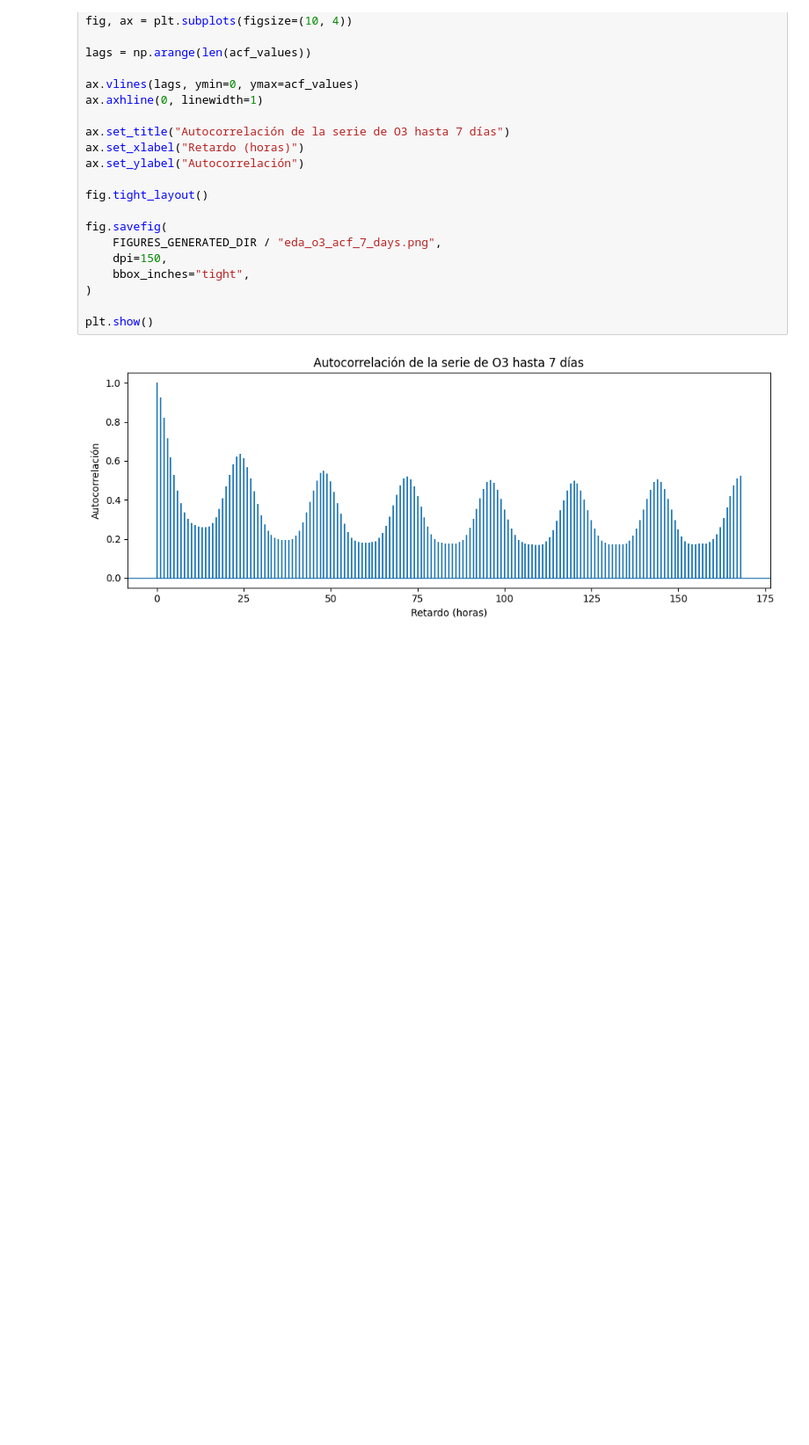
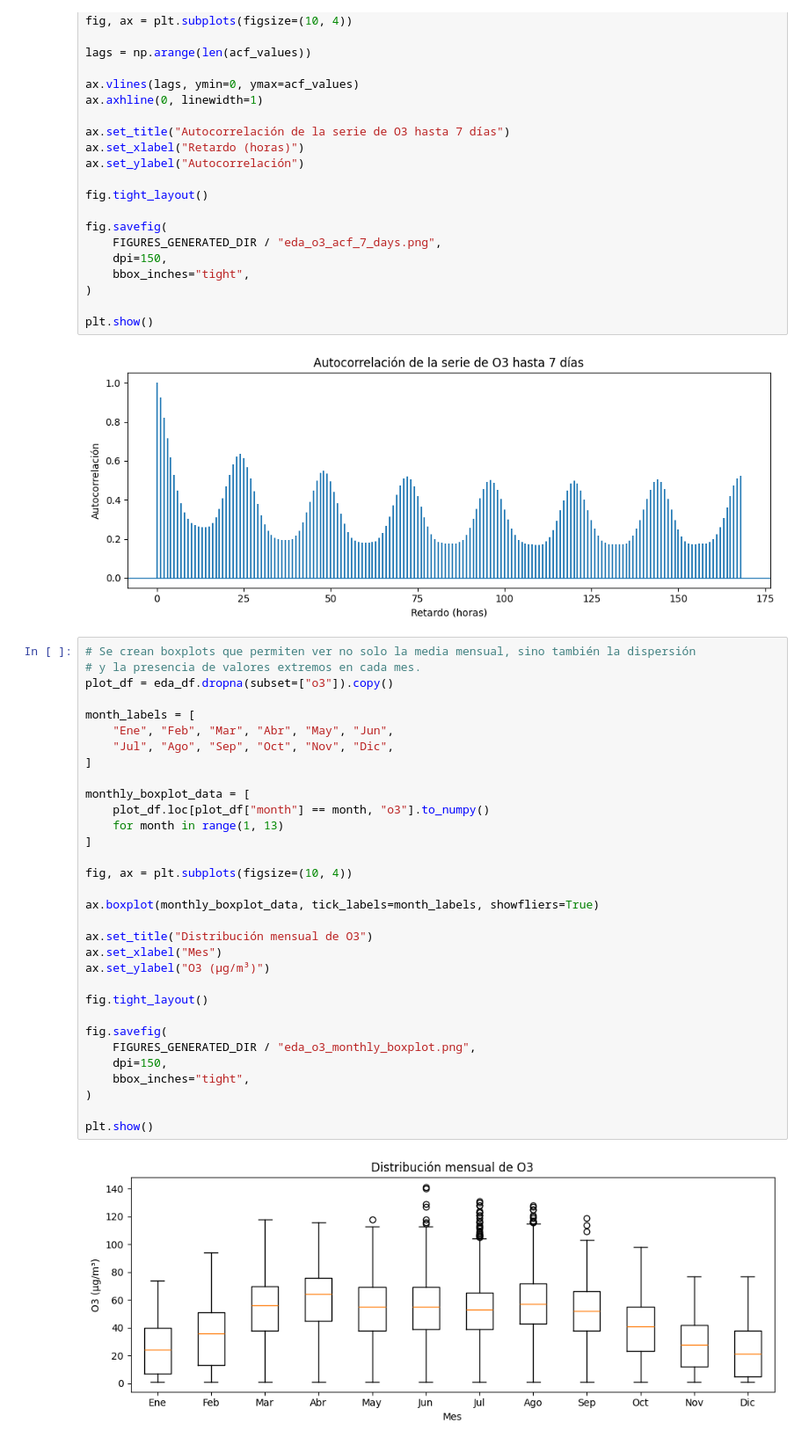
Before and after one commit to hipenation2142/trabajo, a Jupyter notebook: notebooks/01_eda_o3.ipynb, the cells around one changed output. Shown at 88% size. Saved outputs shown, nothing was run; the diff lists cells and outputs as text; blank space fills up the shorter version.

```diff
--- a/notebooks/01_eda_o3.ipynb
+++ b/notebooks/01_eda_o3.ipynb
@@ -637,3 +637,37 @@ fig.savefig(
 plt.show()
 # %% [output]
 [figure]
+# %%
+# Se crean boxplots que permiten ver no solo la media mensual, sino también la dispersión
+# y la presencia de valores extremos en cada mes.
+plot_df = eda_df.dropna(subset=["o3"]).copy()
+
+month_labels = [
+    "Ene", "Feb", "Mar", "Abr", "May", "Jun",
+    "Jul", "Ago", "Sep", "Oct", "Nov", "Dic",
+]
+
+monthly_boxplot_data = [
+    plot_df.loc[plot_df["month"] == month, "o3"].to_numpy()
+    for month in range(1, 13)
+]
+
+fig, ax = plt.subplots(figsize=(10, 4))
+
+ax.boxplot(monthly_boxplot_data, tick_labels=month_labels, showfliers=True)
+
+ax.set_title("Distribución mensual de O3")
+ax.set_xlabel("Mes")
+ax.set_ylabel("O3 (µg/m³)")
+
+fig.tight_layout()
+
+fig.savefig(
+    FIGURES_GENERATED_DIR / "eda_o3_monthly_boxplot.png",
+    dpi=150,
+    bbox_inches="tight",
+)
+
+plt.show()
+# %% [output]
+[figure, added]
```
Also changed, not shown: parts of 6 cells of this notebook, 7 other files.
